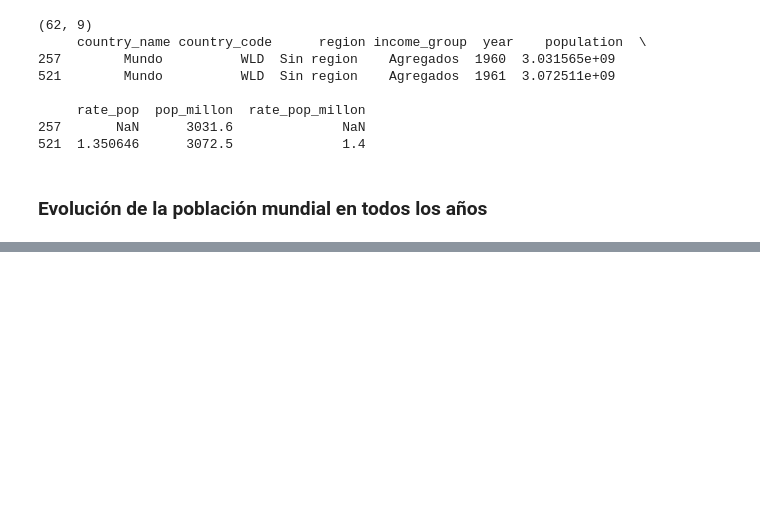
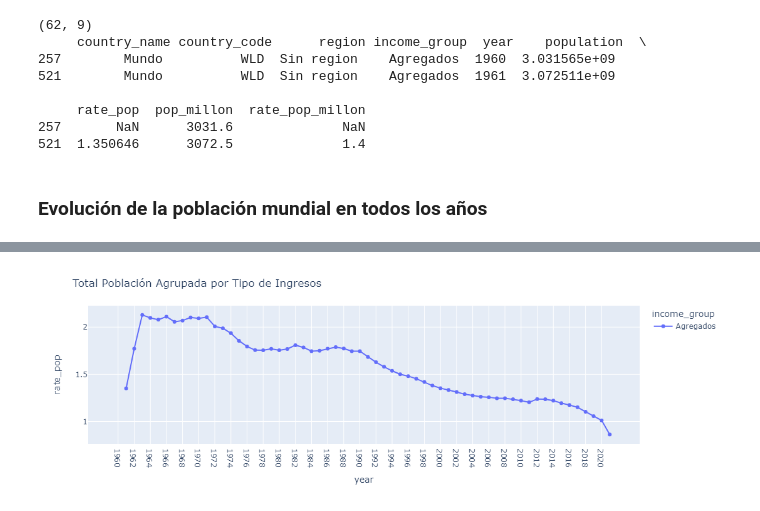
Before and after one commit to vasoto22/pythonetl, a Jupyter notebook: src/etl/transformacion.ipynb, the cells around one changed output, grey strips where cells are left out. Saved outputs shown, nothing was run; the diff lists cells and outputs as text; code cells hidden in the pictures; blank space fills up the shorter version.

```diff
--- a/src/etl/transformacion.ipynb
+++ b/src/etl/transformacion.ipynb
@@ -418,0 +466,6 @@ fig.show()
+# %%
+fig = px.line(df_world,x='year',y='rate_pop',color ='income_group', markers=True)
+fig.update_layout(title='Total Población Agrupada por Tipo de Ingresos')
+fig.show()
+# %% [output]
+[figure, added]
```
Also changed, not shown: parts of 11 cells of this notebook.
